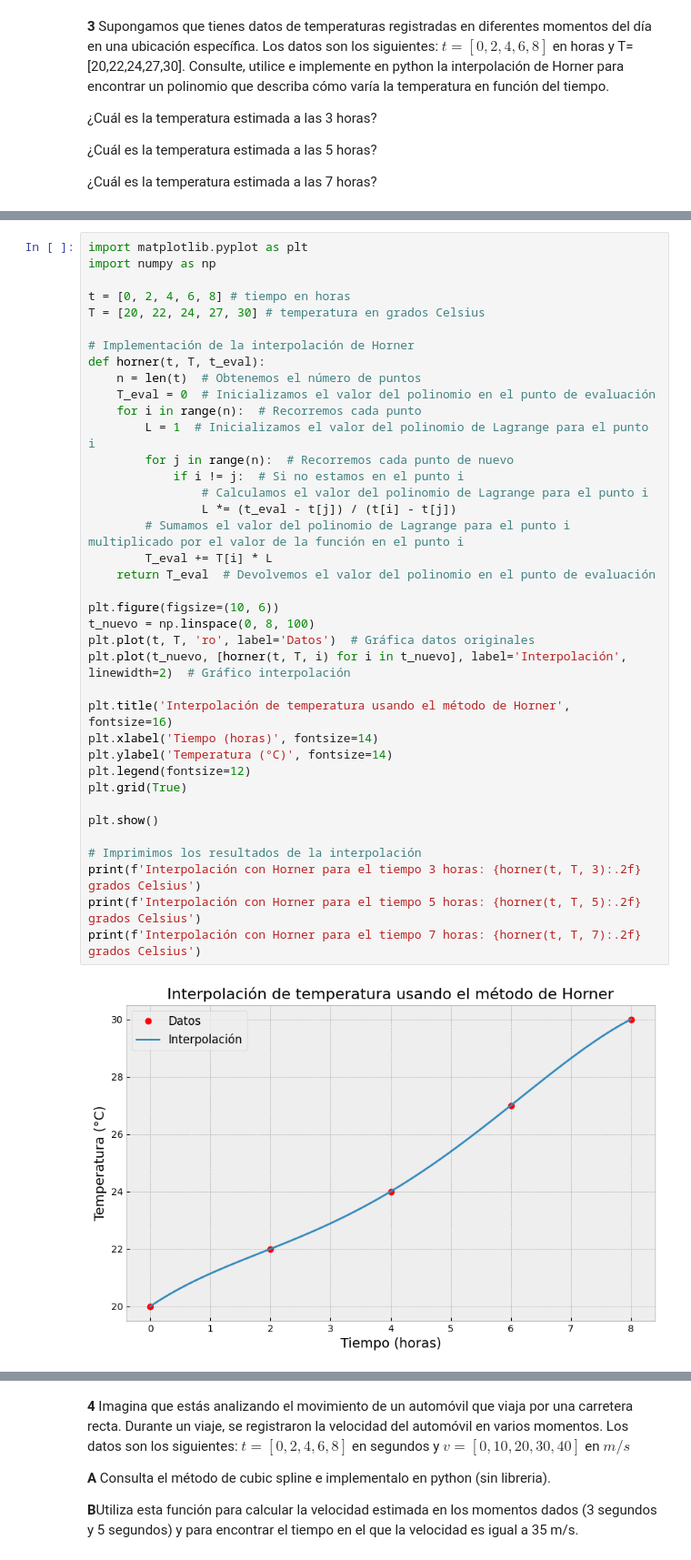
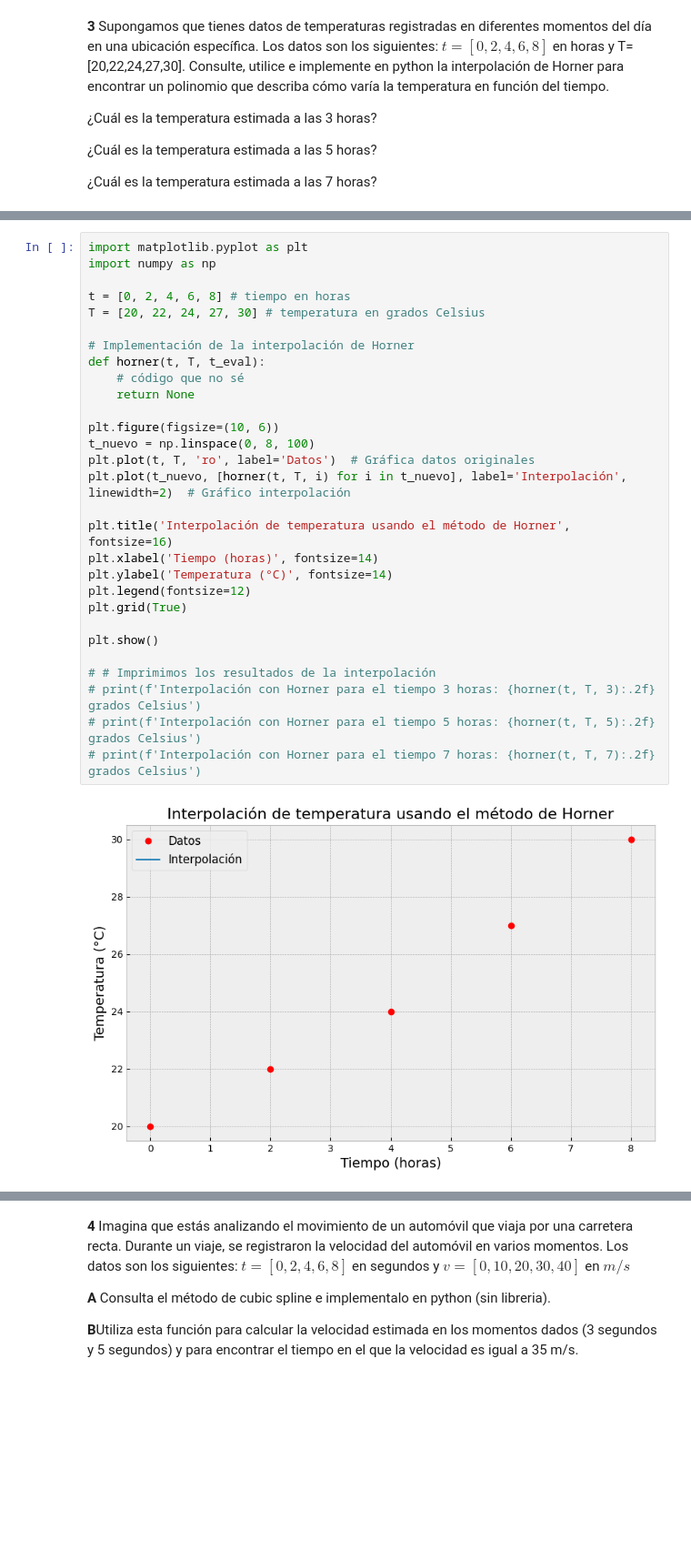
Before and after one commit to estivengrx/computational_methods_physics_astronomy, a Jupyter notebook: Workshops/Taller_03_EstivenCastrillon.ipynb, the cells around one changed output, grey strips where cells are left out. Shown at 91% size. Drawn from its saved outputs; the diff is of its cells as text; blank space fills up the shorter version.

```diff
--- a/Workshops/Taller_03_EstivenCastrillon.ipynb
+++ b/Workshops/Taller_03_EstivenCastrillon.ipynb
@@ -76,40 +78,31 @@ $t=[0,2,4,6,8]$ en horas y T=[20,22,24,27,30]. Consulte, utilice e implemente en
 # %%
 import matplotlib.pyplot as plt
 import numpy as np
 
 t = [0, 2, 4, 6, 8] # tiempo en horas
 T = [20, 22, 24, 27, 30] # temperatura en grados Celsius
 
 # Implementación de la interpolación de Horner
 def horner(t, T, t_eval):
-    n = len(t)  # Obtenemos el número de puntos
-    T_eval = 0  # Inicializamos el valor del polinomio en el punto de evaluación
-    for i in range(n):  # Recorremos cada punto
-        L = 1  # Inicializamos el valor del polinomio de Lagrange para el punto i
-        for j in range(n):  # Recorremos cada punto de nuevo
-            if i != j:  # Si no estamos en el punto i
-                # Calculamos el valor del polinomio de Lagrange para el punto i
-                L *= (t_eval - t[j]) / (t[i] - t[j])
-        # Sumamos el valor del polinomio de Lagrange para el punto i multiplicado por el valor de la función en el punto i
-        T_eval += T[i] * L
-    return T_eval  # Devolvemos el valor del polinomio en el punto de evaluación
+    # código que no sé
+    return None
 
 plt.figure(figsize=(10, 6))
 t_nuevo = np.linspace(0, 8, 100)
 plt.plot(t, T, 'ro', label='Datos')  # Gráfica datos originales
 plt.plot(t_nuevo, [horner(t, T, i) for i in t_nuevo], label='Interpolación', linewidth=2)  # Gráfico interpolación
 
 plt.title('Interpolación de temperatura usando el método de Horner', fontsize=16)
 plt.xlabel('Tiempo (horas)', fontsize=14)
 plt.ylabel('Temperatura (°C)', fontsize=14)
 plt.legend(fontsize=12)
 plt.grid(True)
 
 plt.show()
 
-# Imprimimos los resultados de la interpolación
-print(f'Interpolación con Horner para el tiempo 3 horas: {horner(t, T, 3):.2f} grados Celsius')
-print(f'Interpolación con Horner para el tiempo 5 horas: {horner(t, T, 5):.2f} grados Celsius')
-print(f'Interpolación con Horner para el tiempo 7 horas: {horner(t, T, 7):.2f} grados Celsius')
+# # Imprimimos los resultados de la interpolación
+# print(f'Interpolación con Horner para el tiempo 3 horas: {horner(t, T, 3):.2f} grados Celsius')
+# print(f'Interpolación con Horner para el tiempo 5 horas: {horner(t, T, 5):.2f} grados Celsius')
+# print(f'Interpolación con Horner para el tiempo 7 horas: {horner(t, T, 7):.2f} grados Celsius')
 # %% [output]
-[figure, old version]
+[figure, new version]
```
Also changed, not shown: parts of 9 cells of this notebook.
